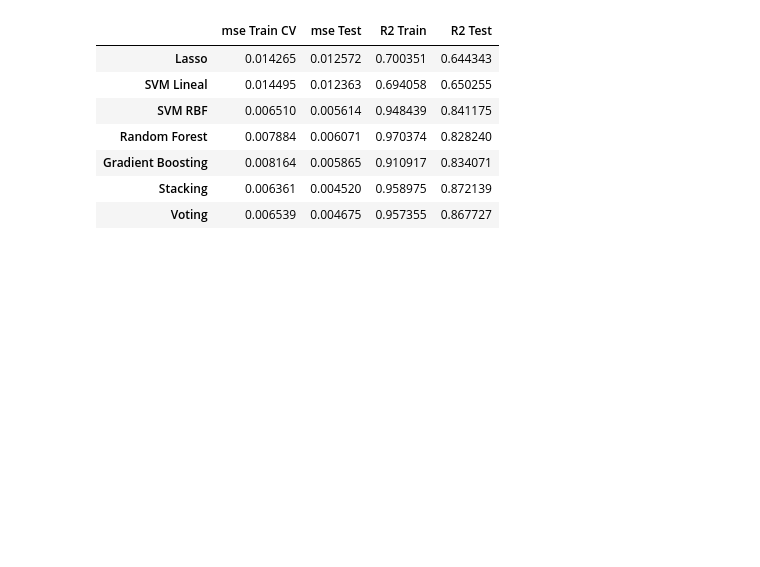
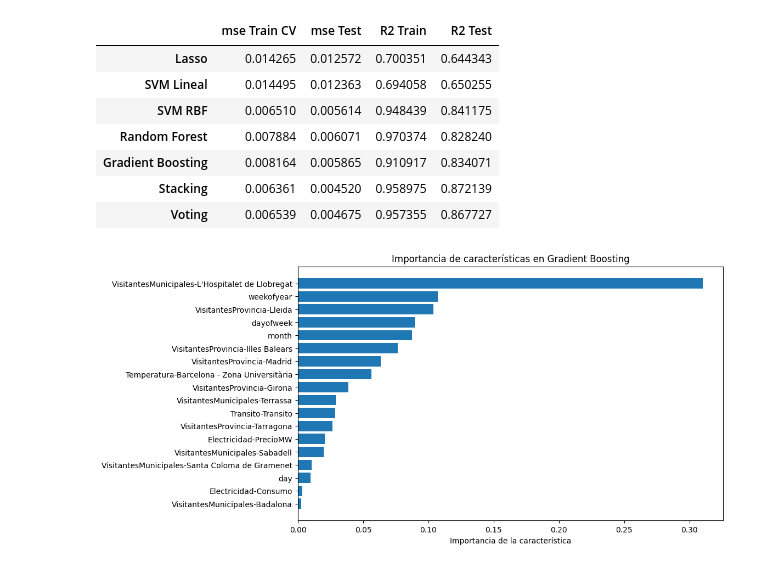
Before and after one commit to DesdenLK/APA, a Jupyter notebook: P4/P1_Llista4_Luca_Acosta_Iglesias.ipynb, the cells around one changed output. Cells and saved outputs as stored; diff of their text form; code cells hidden in the pictures; blank space fills up the shorter version.

```diff
--- a/P4/P1_Llista4_Luca_Acosta_Iglesias.ipynb
+++ b/P4/P1_Llista4_Luca_Acosta_Iglesias.ipynb
@@ -593,3 +613,23 @@ results
 | Gradient Boosting | 0.008164 | 0.005865 | 0.910917 | 0.834071 |
 | Stacking | 0.006361 | 0.004520 | 0.958975 | 0.872139 |
 | Voting | 0.006539 | 0.004675 | 0.957355 | 0.867727 |
+# %%
+from sklearn.inspection import permutation_importance
+
+
+# Importancia de las características usando permutation_importance
+result = permutation_importance(vs1, X_test_scaled, y_test, n_repeats=10, random_state=42)
+
+# Ordenar las características por importancia
+importance = result.importances_mean
+indices = np.argsort(importance)
+
+# Mostrar la importancia de cada atributo
+plt.figure(figsize=(10, 6))
+plt.barh(range(len(indices)), importance[indices], align='center')
+plt.yticks(range(len(indices)), X_test.columns[indices])
+plt.xlabel('Importancia de la característica')
+plt.title('Importancia de características en Gradient Boosting')
+plt.show();
+# %% [output]
+[figure, added]
```
Also changed, not shown: parts of 1 cell of this notebook.
